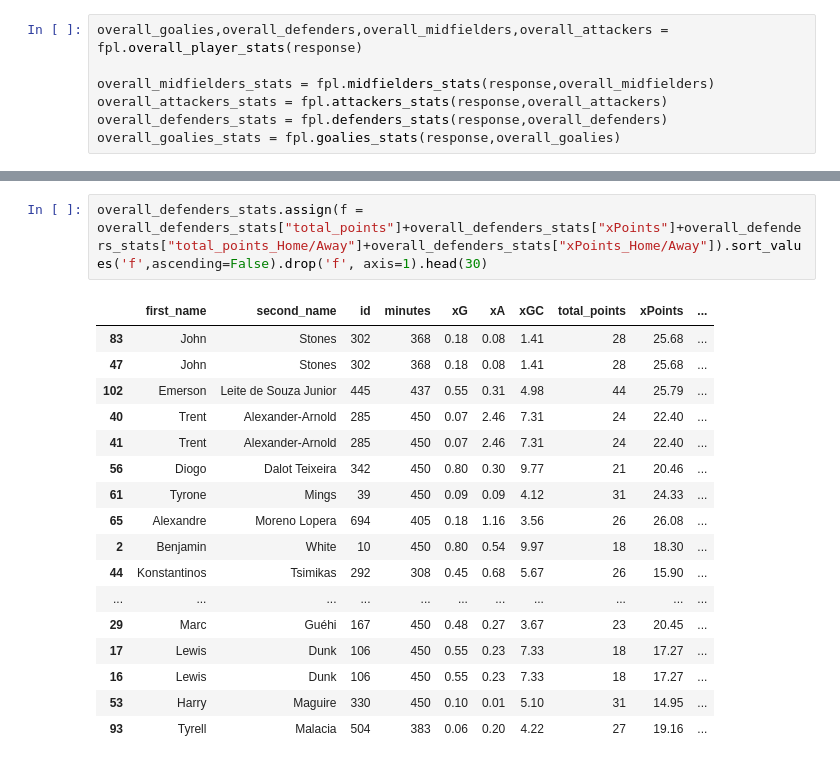
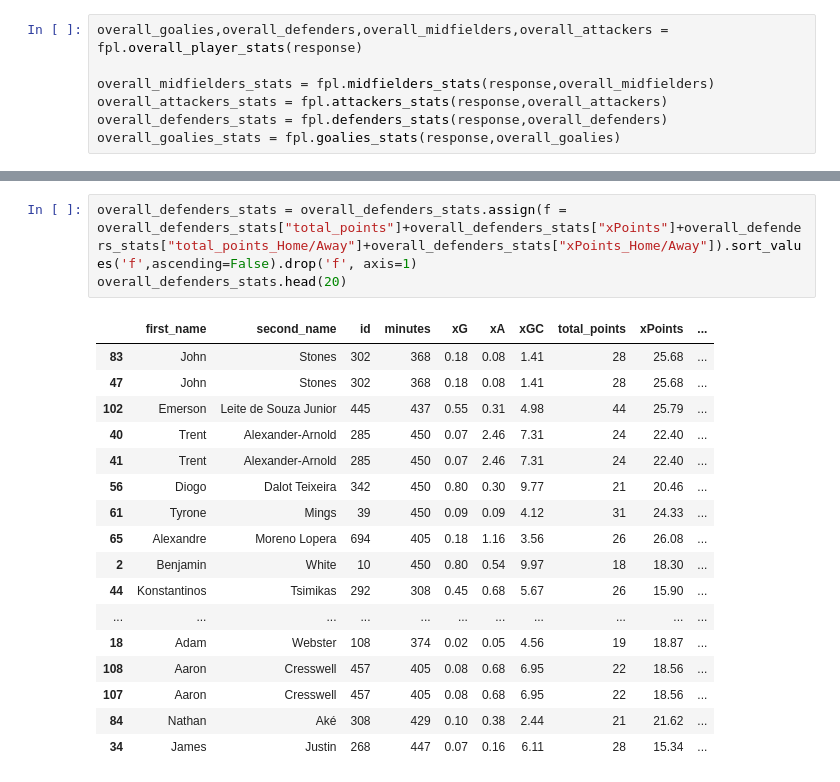
Before and after one commit to sarthakk88/FPL, a Jupyter notebook: fpl.ipynb, the cells around one changed output, grey strips where cells are left out. Saved outputs shown, nothing was run; the diff lists cells and outputs as text.

```diff
--- a/fpl.ipynb
+++ b/fpl.ipynb
@@ -89,20 +71,21 @@ overall_defenders_stats.sort_values('xGC',ascending=True)
 # %%
-overall_defenders_stats.assign(f = overall_defenders_stats["total_points"]+overall_defenders_stats["xPoints"]+overall_defenders_stats["total_points_Home/Away"]+overall_defenders_stats["xPoints_Home/Away"]).sort_values('f',ascending=False).drop('f', axis=1).head(30)
+overall_defenders_stats = overall_defenders_stats.assign(f = overall_defenders_stats["total_points"]+overall_defenders_stats["xPoints"]+overall_defenders_stats["total_points_Home/Away"]+overall_defenders_stats["xPoints_Home/Away"]).sort_values('f',ascending=False).drop('f', axis=1)
+overall_defenders_stats.head(20)
 # %% [output]
 |  | first_name | second_name | id | minutes | xG | xA | xGC | total_points | xPoints | ... |
 | 83 | John | Stones | 302 | 368 | 0.18 | 0.08 | 1.41 | 28 | 25.68 | ... |
 | 47 | John | Stones | 302 | 368 | 0.18 | 0.08 | 1.41 | 28 | 25.68 | ... |
 | 102 | Emerson | Leite de Souza Junior | 445 | 437 | 0.55 | 0.31 | 4.98 | 44 | 25.79 | ... |
 | 40 | Trent | Alexander-Arnold | 285 | 450 | 0.07 | 2.46 | 7.31 | 24 | 22.40 | ... |
 | 41 | Trent | Alexander-Arnold | 285 | 450 | 0.07 | 2.46 | 7.31 | 24 | 22.40 | ... |
 | 56 | Diogo | Dalot Teixeira | 342 | 450 | 0.80 | 0.30 | 9.77 | 21 | 20.46 | ... |
 | 61 | Tyrone | Mings | 39 | 450 | 0.09 | 0.09 | 4.12 | 31 | 24.33 | ... |
 | 65 | Alexandre | Moreno Lopera | 694 | 405 | 0.18 | 1.16 | 3.56 | 26 | 26.08 | ... |
 | 2 | Benjamin | White | 10 | 450 | 0.80 | 0.54 | 9.97 | 18 | 18.30 | ... |
 | 44 | Konstantinos | Tsimikas | 292 | 308 | 0.45 | 0.68 | 5.67 | 26 | 15.90 | ... |
 | ... | ... | ... | ... | ... | ... | ... | ... | ... | ... | ... |
-| 29 | Marc | Guéhi | 167 | 450 | 0.48 | 0.27 | 3.67 | 23 | 20.45 | ... |
-| 17 | Lewis | Dunk | 106 | 450 | 0.55 | 0.23 | 7.33 | 18 | 17.27 | ... |
-| 16 | Lewis | Dunk | 106 | 450 | 0.55 | 0.23 | 7.33 | 18 | 17.27 | ... |
-| 53 | Harry | Maguire | 330 | 450 | 0.10 | 0.01 | 5.10 | 31 | 14.95 | ... |
-| 93 | Tyrell | Malacia | 504 | 383 | 0.06 | 0.20 | 4.22 | 27 | 19.16 | ... |
+| 18 | Adam | Webster | 108 | 374 | 0.02 | 0.05 | 4.56 | 19 | 18.87 | ... |
+| 108 | Aaron | Cresswell | 457 | 405 | 0.08 | 0.68 | 6.95 | 22 | 18.56 | ... |
+| 107 | Aaron | Cresswell | 457 | 405 | 0.08 | 0.68 | 6.95 | 22 | 18.56 | ... |
+| 84 | Nathan | Aké | 308 | 429 | 0.10 | 0.38 | 2.44 | 21 | 21.62 | ... |
+| 34 | James | Justin | 268 | 447 | 0.07 | 0.16 | 6.11 | 28 | 15.34 | ... |
```
Also changed, not shown: parts of 10 cells of this notebook, 10 other files.
